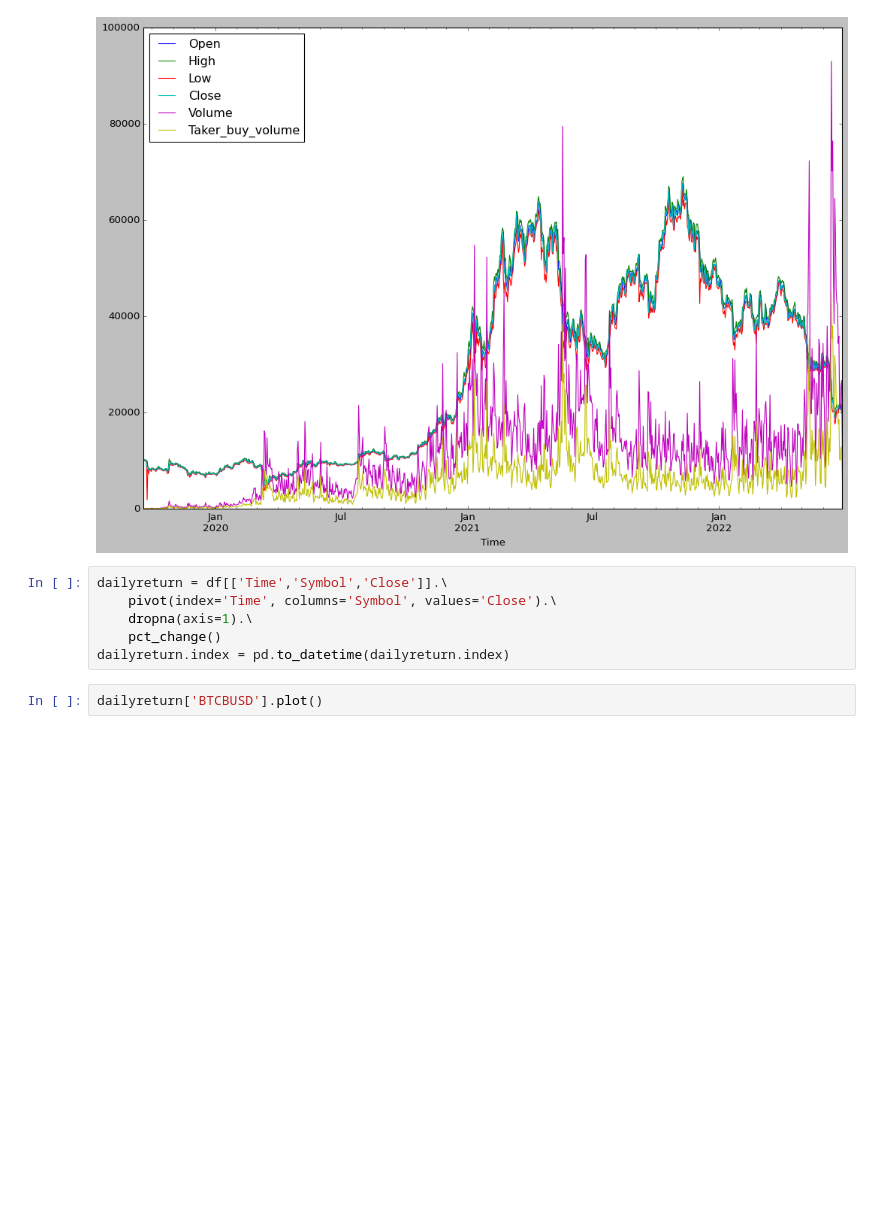
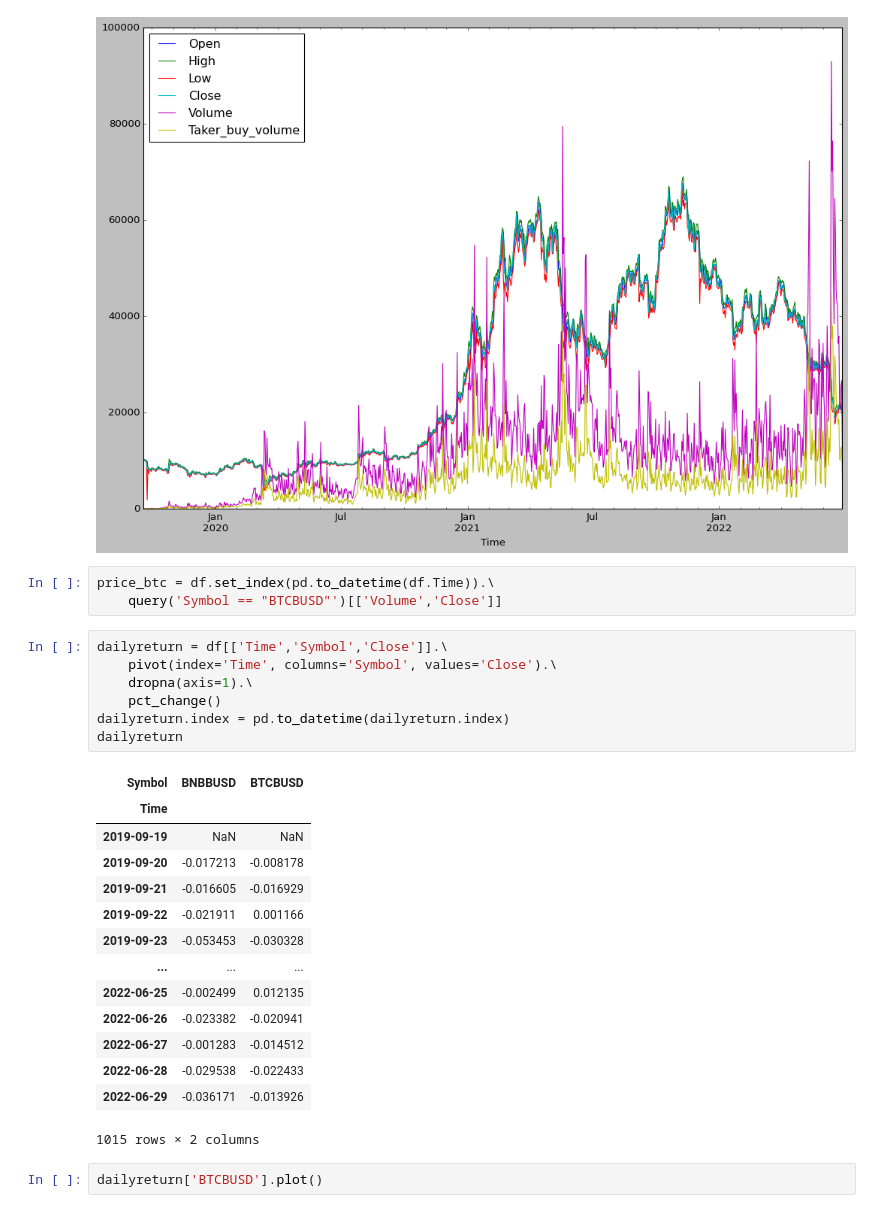
Before and after one commit to jiahau3/Algorithmic_trading, a Jupyter notebook: backtest_compare.ipynb, the cells around one changed output. Cells and saved outputs as stored; diff of their text form; blank space fills up the shorter version.

```diff
--- a/backtest_compare.ipynb
+++ b/backtest_compare.ipynb
@@ -25,12 +25,31 @@ df.set_index(pd.to_datetime(df.Time)).query('Symbol == "BTCBUSD"').plot()
 # %% [output]
 <AxesSubplot:xlabel='Time'>
 [figure]
+# %%
+price_btc = df.set_index(pd.to_datetime(df.Time)).\
+    query('Symbol == "BTCBUSD"')[['Volume','Close']]
 # %%
 dailyreturn = df[['Time','Symbol','Close']].\
     pivot(index='Time', columns='Symbol', values='Close').\
     dropna(axis=1).\
     pct_change()
 dailyreturn.index = pd.to_datetime(dailyreturn.index)
+dailyreturn
+# %% [output]
+| Symbol | BNBBUSD | BTCBUSD |
+| Time |  |  |
+| 2019-09-19 | NaN | NaN |
+| 2019-09-20 | -0.017213 | -0.008178 |
+| 2019-09-21 | -0.016605 | -0.016929 |
+| 2019-09-22 | -0.021911 | 0.001166 |
+| 2019-09-23 | -0.053453 | -0.030328 |
+| ... | ... | ... |
+| 2022-06-25 | -0.002499 | 0.012135 |
+| 2022-06-26 | -0.023382 | -0.020941 |
+| 2022-06-27 | -0.001283 | -0.014512 |
+| 2022-06-28 | -0.029538 | -0.022433 |
+| 2022-06-29 | -0.036171 | -0.013926 |
+1015 rows × 2 columns
 # %%
 dailyreturn['BTCBUSD'].plot()
 # %% [output]
```
Also changed, not shown: parts of 10 cells of this notebook.
